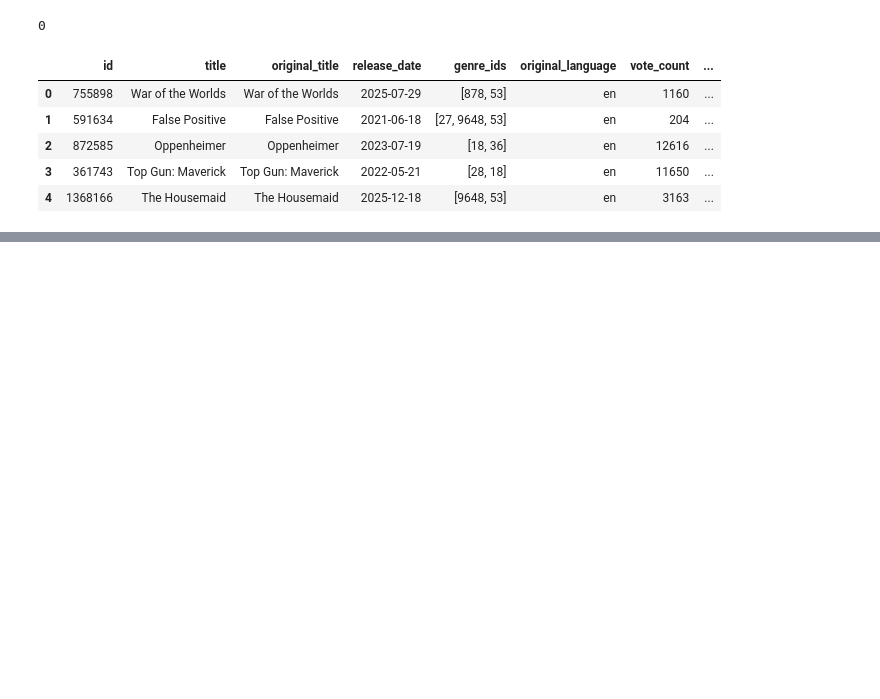
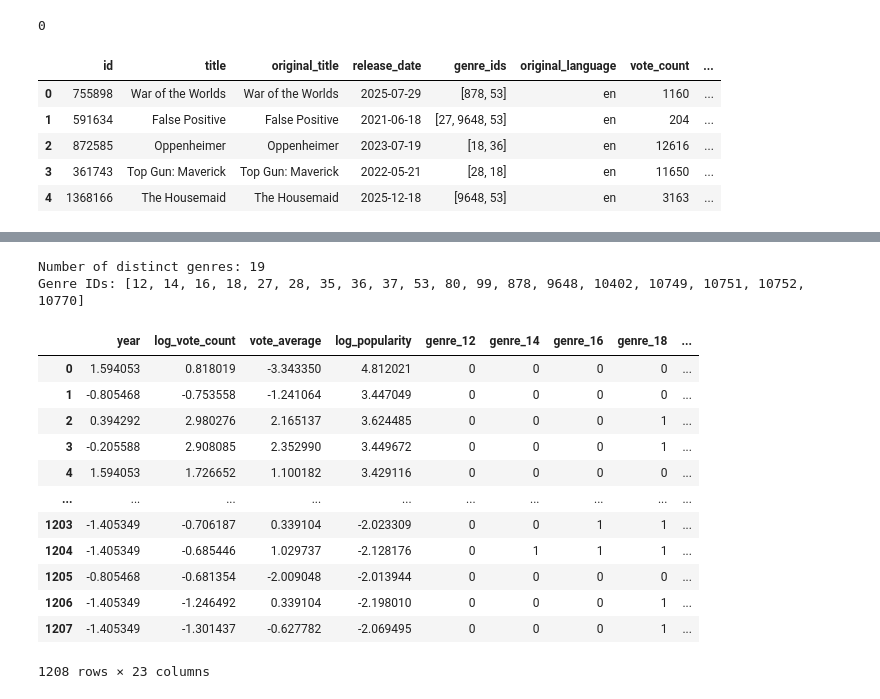
Before and after one commit to Belaidbens/TMDB-data-acquisition, a Jupyter notebook: aquisition.ipynb, the cells around one changed output, grey strips where cells are left out. Cells and saved outputs as stored; diff of their text form; code cells hidden in the pictures; blank space fills up the shorter version.

```diff
--- a/aquisition.ipynb
+++ b/aquisition.ipynb
@@ -1282,0 +1327,62 @@ display(movies_clean.head())
+# %%
+movies = movies_clean.copy()
+
+# Release year
+movies["year"] = movies["release_date"].dt.year
+
+# Log transformations for right-skewed variables
+movies["log_vote_count"] = np.log1p(movies["vote_count"])
+
+movies["log_popularity"] = np.log1p(movies["popularity"])
+# %%
+## multi-hot encoding genres
+all_genres = sorted({genre
+    for genres in movies["genre_ids"]
+    for genre in genres
+})
+
+print("Number of distinct genres:", len(all_genres))
+print("Genre IDs:", all_genres)
+# %% [output]
+Number of distinct genres: 19
+Genre IDs: [12, 14, 16, 18, 27, 28, 35, 36, 37, 53, 80, 99, 878, 9648, 10402, 10749, 10751, 10752, 10770]
+# %%
+from sklearn.preprocessing import MultiLabelBinarizer
+
+mlb = MultiLabelBinarizer()
+
+genre_matrix = mlb.fit_transform(
+    movies["genre_ids"]
+)
+
+genre_df = pd.DataFrame(genre_matrix,columns=[f"genre_{genre}"for genre in mlb.classes_], index=movies.index)
+
+
+cols_feat = [
+    "year",
+    "log_vote_count",
+    "vote_average",
+    "log_popularity"
+]
+
+feat = movies[cols_feat].copy()
+Xt = (feat - feat.mean()) / feat.std()
+
+## final matrix of features
+X_df = pd.concat([Xt,genre_df],axis=1)
+
+display(X_df)
+# %% [output]
+|  | year | log_vote_count | vote_average | log_popularity | genre_12 | genre_14 | genre_16 | genre_18 | ... |
+| 0 | 1.594053 | 0.818019 | -3.343350 | 4.812021 | 0 | 0 | 0 | 0 | ... |
+| 1 | -0.805468 | -0.753558 | -1.241064 | 3.447049 | 0 | 0 | 0 | 0 | ... |
+| 2 | 0.394292 | 2.980276 | 2.165137 | 3.624485 | 0 | 0 | 0 | 1 | ... |
+| 3 | -0.205588 | 2.908085 | 2.352990 | 3.449672 | 0 | 0 | 0 | 1 | ... |
+| 4 | 1.594053 | 1.726652 | 1.100182 | 3.429116 | 0 | 0 | 0 | 0 | ... |
+| ... | ... | ... | ... | ... | ... | ... | ... | ... | ... |
+| 1203 | -1.405349 | -0.706187 | 0.339104 | -2.023309 | 0 | 0 | 1 | 1 | ... |
+| 1204 | -1.405349 | -0.685446 | 1.029737 | -2.128176 | 0 | 1 | 1 | 1 | ... |
+| 1205 | -0.805468 | -0.681354 | -2.009048 | -2.013944 | 0 | 0 | 0 | 0 | ... |
+| 1206 | -1.405349 | -1.246492 | 0.339104 | -2.198010 | 0 | 0 | 0 | 1 | ... |
+| 1207 | -1.405349 | -1.301437 | -0.627782 | -2.069495 | 0 | 0 | 0 | 1 | ... |
+1208 rows × 23 columns
```
Also changed, not shown: parts of 5 cells of this notebook, 2 other files.
